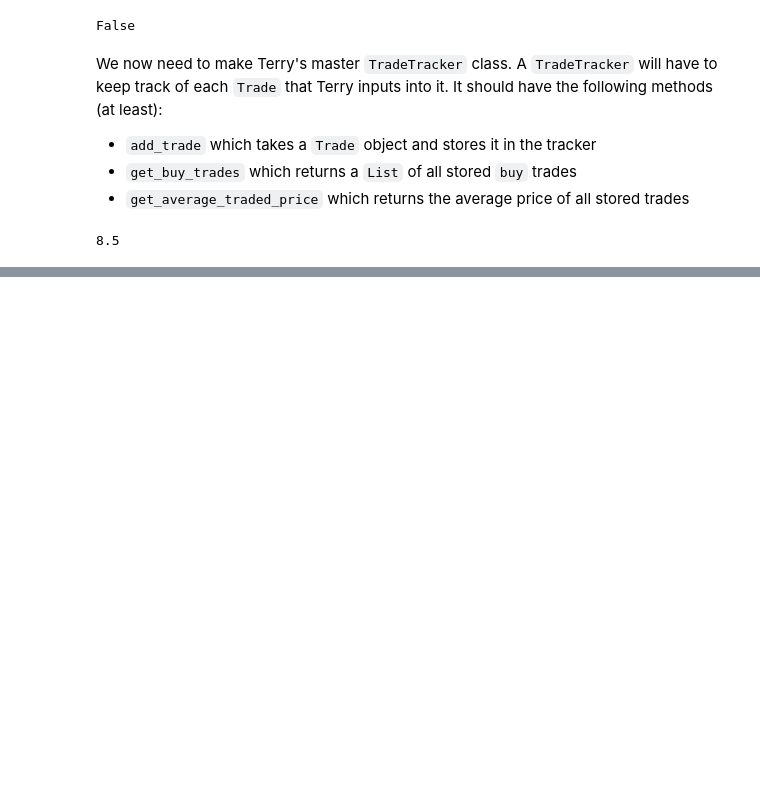
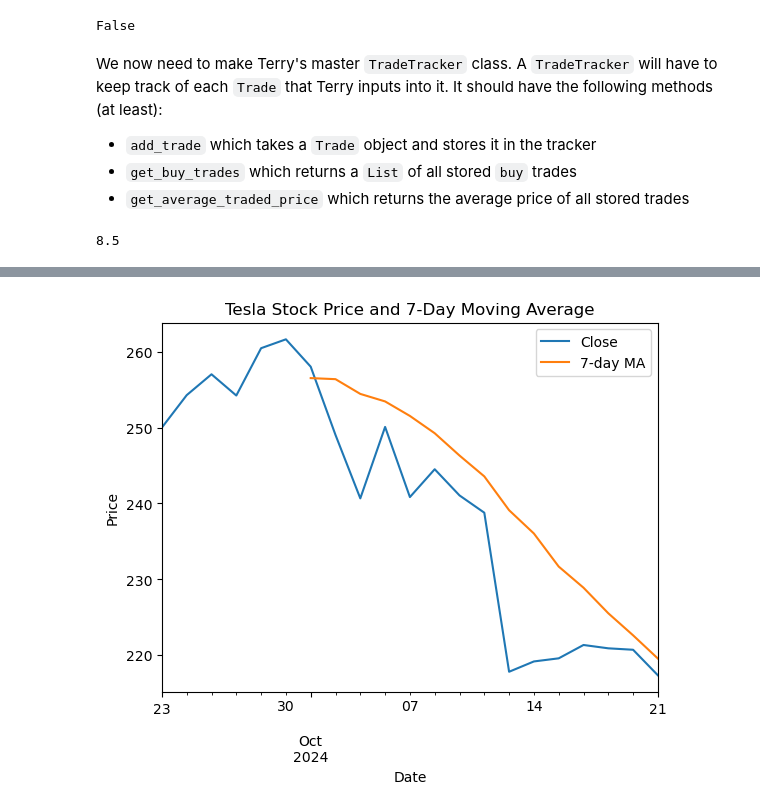
Before and after one commit to Tiger-Quant/tutoralFS2024, a Jupyter notebook: python101_solutions.ipynb, the cells around one changed output, grey strips where cells are left out. Saved outputs shown, nothing was run; the diff lists cells and outputs as text; code cells hidden in the pictures; blank space fills up the shorter version.

```diff
--- a/python101_solutions.ipynb
+++ b/python101_solutions.ipynb
@@ -322,0 +563,25 @@ tracker.get_average_traded_price()
+# %%
+# Calculate a 7-day moving average for Tesla's stock prices
+# history['7-day MA'] = history['Close'].rolling(window=7).mean()
+window_size = 7
+moving_averages = []
+
+# Iterate through the data to calculate the moving average manually
+for i in range(len(history['Close'])):
+    if i < window_size - 1:
+        moving_averages.append(None)  # Not enough data to calculate the MA
+    else:
+        window = history['Close'][i - window_size + 1:i + 1]  # The past 7 days
+        moving_averages.append(window.mean())  # Calculate the mean for the window
+
+# Add the moving average to the DataFrame
+history['7-day MA'] = moving_averages
+
+# Plot the moving average and the original data
+history[['Close', '7-day MA']].plot()
+plt.title('Tesla Stock Price and 7-Day Moving Average')
+plt.xlabel('Date')
+plt.ylabel('Price')
+plt.show()
+# %% [output]
+[figure, added]
```
Also changed, not shown: parts of 26 cells of this notebook, 1 other file.
